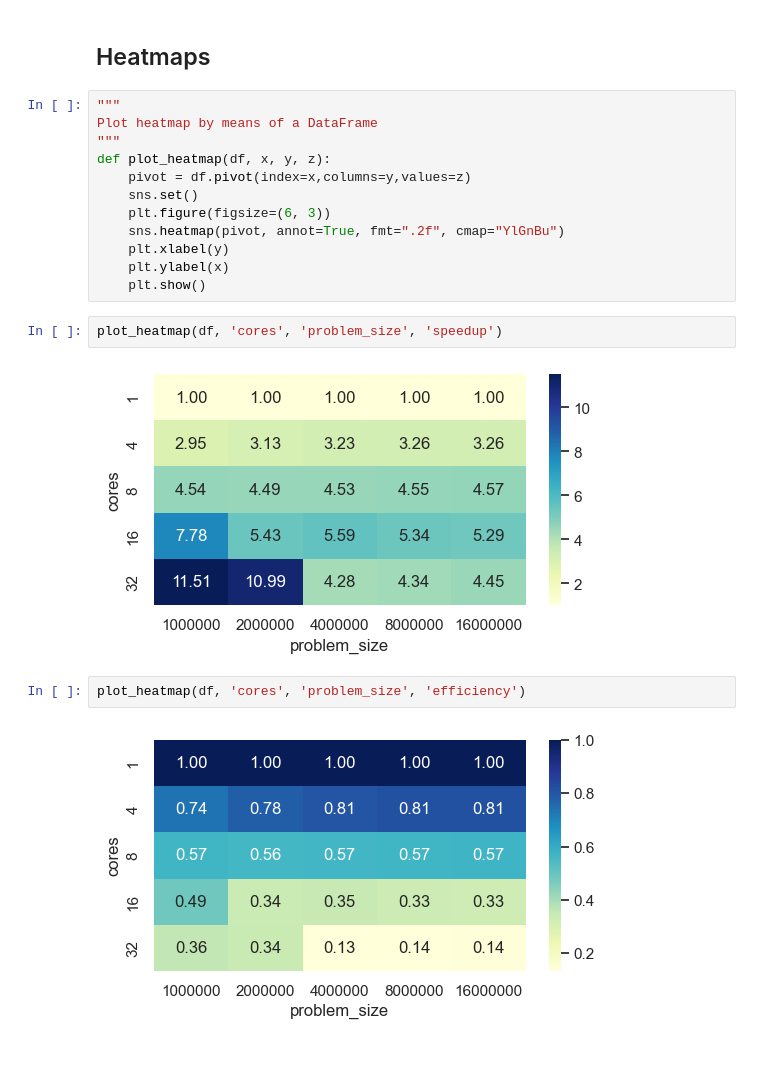
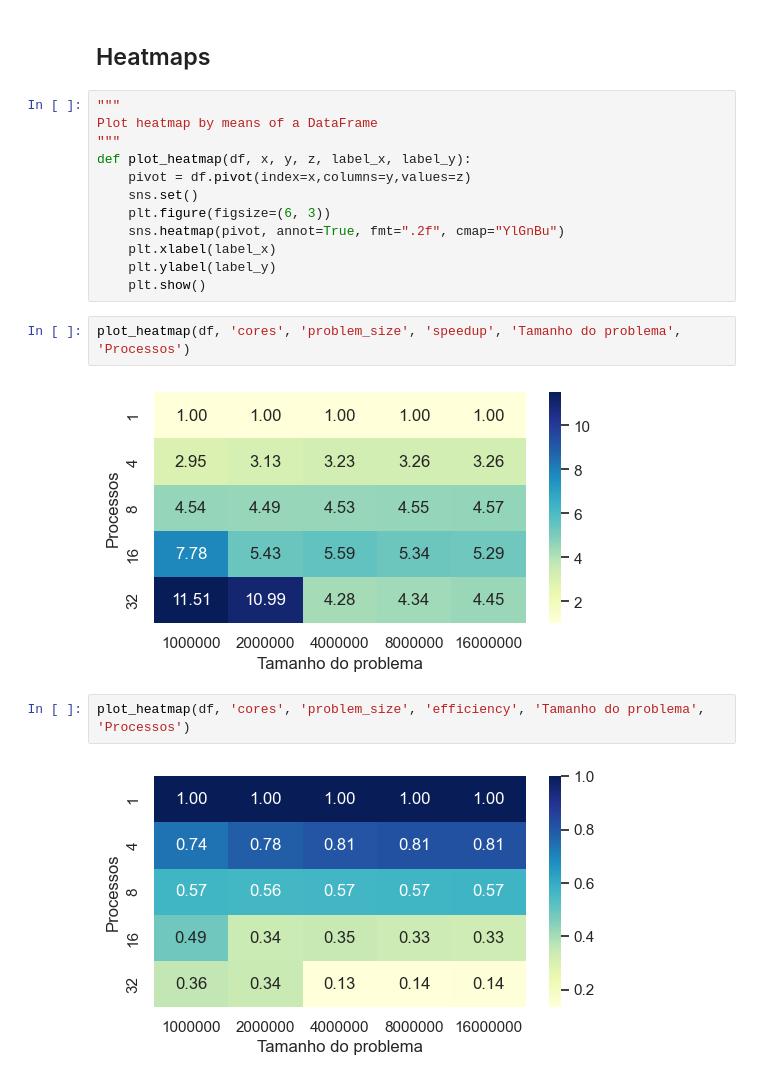
Before and after one commit to raphaelramosds/NPAD, a Jupyter notebook: MPI/assignments/Escalability.ipynb, the cells around one changed output. Drawn from its saved outputs; the diff is of its cells as text.

Commit message:
Escalability label x and y

```diff
--- a/MPI/assignments/Escalability.ipynb
+++ b/MPI/assignments/Escalability.ipynb
@@ -53,19 +53,19 @@ df['efficiency'] = efficiencies
 """
 Plot heatmap by means of a DataFrame
 """
-def plot_heatmap(df, x, y, z):
+def plot_heatmap(df, x, y, z, label_x, label_y):
     pivot = df.pivot(index=x,columns=y,values=z)
     sns.set()
     plt.figure(figsize=(6, 3))
     sns.heatmap(pivot, annot=True, fmt=".2f", cmap="YlGnBu")
-    plt.xlabel(y)
-    plt.ylabel(x)
+    plt.xlabel(label_x)
+    plt.ylabel(label_y)
     plt.show()
 # %%
-plot_heatmap(df, 'cores', 'problem_size', 'speedup')
+plot_heatmap(df, 'cores', 'problem_size', 'speedup', 'Tamanho do problema', 'Processos')
 # %% [output]
-[figure, old version]
+[figure, new version]
 # %%
-plot_heatmap(df, 'cores', 'problem_size', 'efficiency')
+plot_heatmap(df, 'cores', 'problem_size', 'efficiency', 'Tamanho do problema', 'Processos')
 # %% [output]
-[figure, old version]
+[figure, new version]
```
Also changed, not shown: parts of 1 cell of this notebook, 1 other file.
